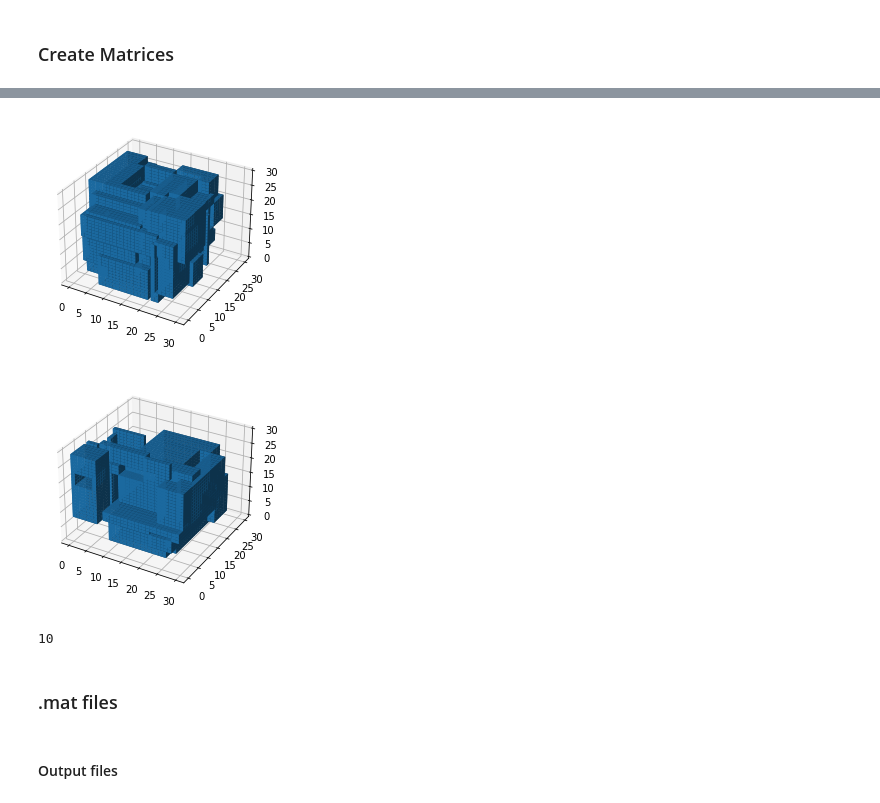
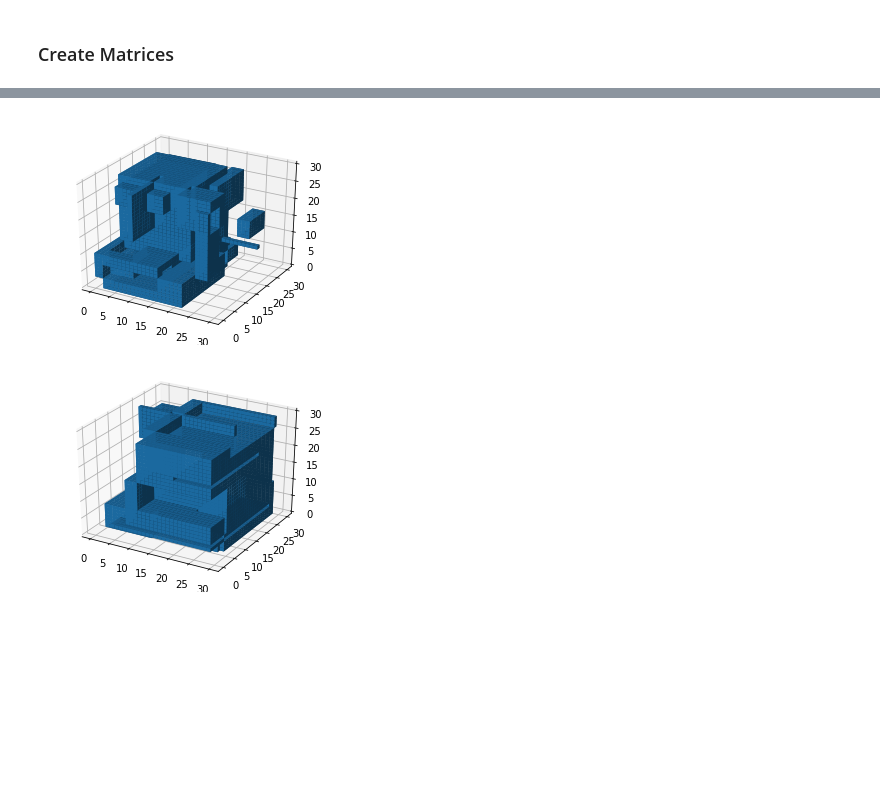
Before and after one commit to merttoka/vis_composition, a Jupyter notebook: Visual_Comp_v0.3.ipynb, the cells around one changed output, grey strips where cells are left out. Cells and saved outputs as stored; diff of their text form; code cells hidden in the pictures; blank space fills up the shorter version.

```diff
--- a/Visual_Comp_v0.3.ipynb
+++ b/Visual_Comp_v0.3.ipynb
@@ -126,7 +126,7 @@ def mutate(O, ran):
 ### Run evolution
 # %%
 ## evolve 'O' for 'n' iterations
-def evolve(O, n=50, range=1):
+def evolve(O, size, n=50, range=1):
     _O = O.copy()
 
     # run n iterations
@@ -137,7 +137,7 @@ def evolve(O, n=50, range=1):
     # balance negatives
     for gene in _O:
         for i, gene_strip in enumerate(gene):
-            sum = np.sum(gene_strip)
+            sum = size[i]
             gene_strip = [abs(i) for i in gene_strip]
             gene[i] = [i*sum/np.sum(gene_strip) for i in gene_strip]
 
@@ -274,13 +292,10 @@ show_voxel(_O_3D, size=SIZE)
 # %%
-_O_3D = evolve(O_3D, n=2000, range=1.5)
+_O_3D = evolve(O_3D, SIZE, n=1000, range=1.5)
 show_voxel(_O_3D, size=SIZE)
 # %% [output]
-[figure, old version]
+[figure, new version]
 # %%
-_O_3D = evolve(O_3D, n=1000, range=1.5)
+_O_3D = evolve(O_3D, SIZE, n=2000, range=1.0)
 show_voxel(_O_3D, size=SIZE)
 # %% [output]
-[figure, old version]
+[figure, new version]
-10
-# %% [markdown]
-### .mat files
@@ -309,2 +301,0 @@ def save_mat(name, O, comp=True):
-# %% [markdown]
-#### Output files
```
Also changed, not shown: parts of 30 cells of this notebook, 1 other file.
